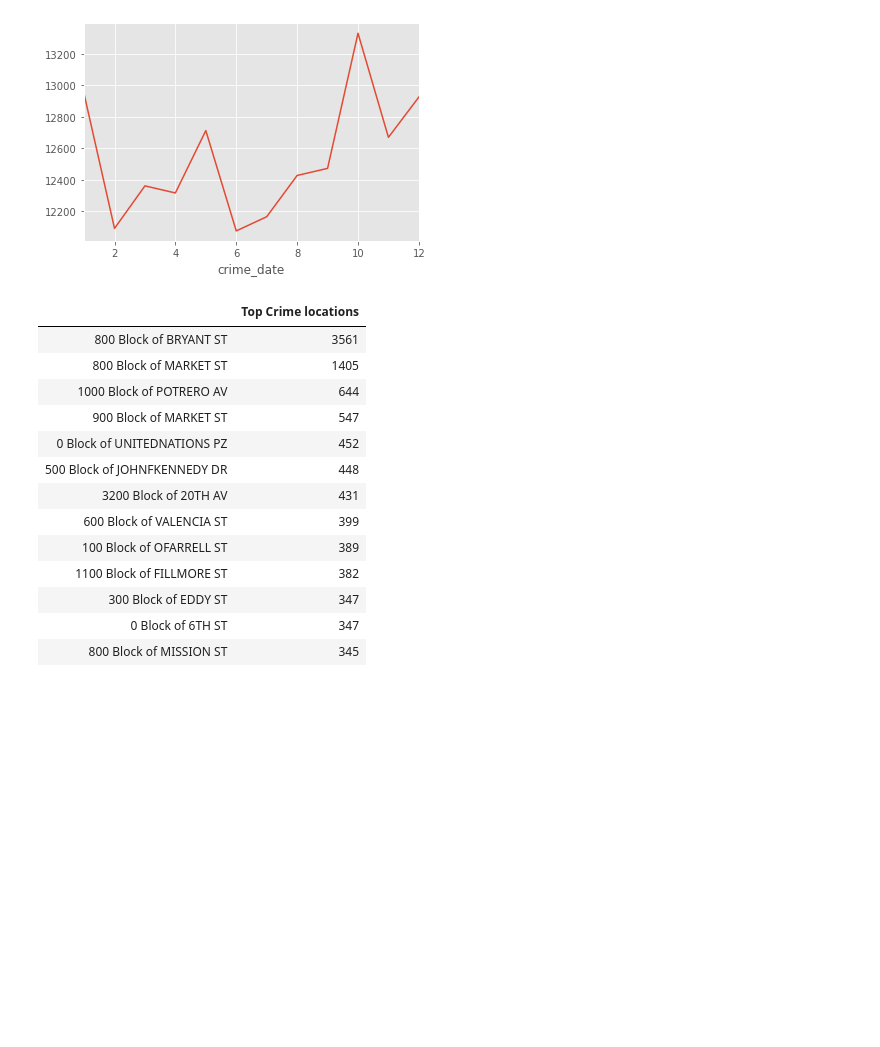
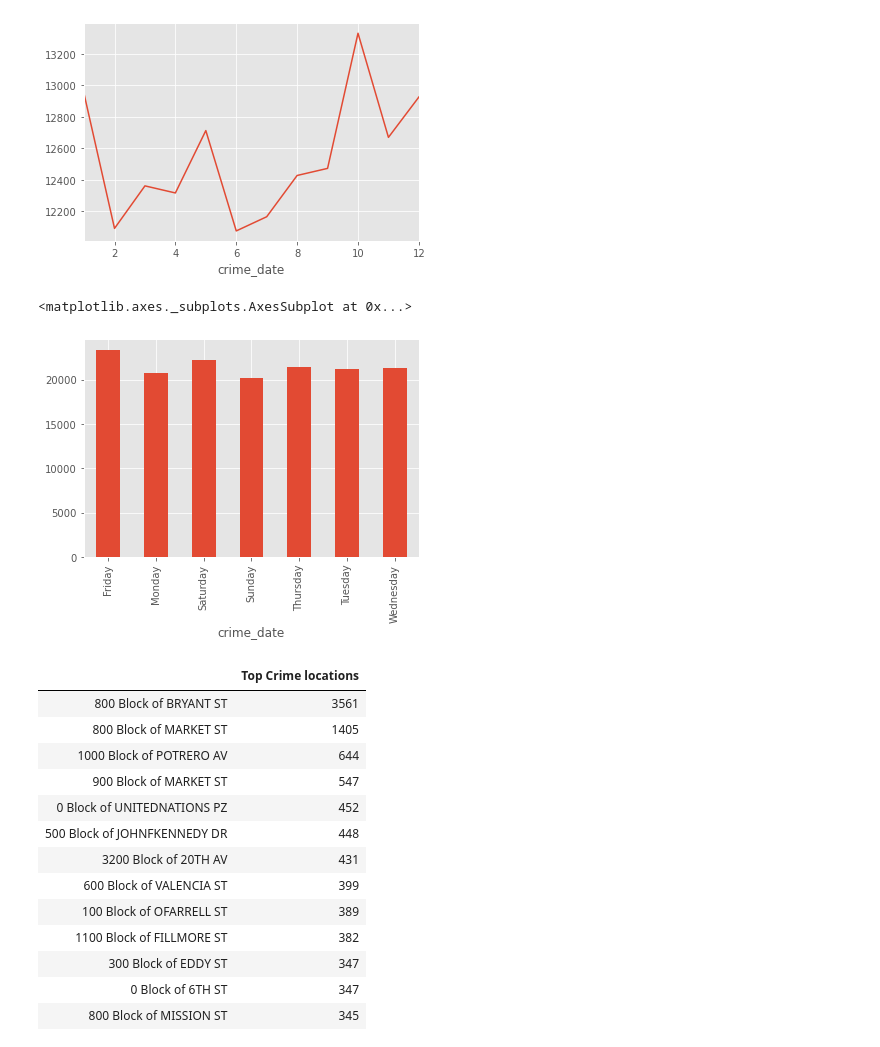
Before and after one commit to bhupeshravi/CrimeDataAnalysis, a Jupyter notebook: Crime data Analysis.ipynb, the cells around one changed output. Cells and saved outputs as stored; diff of their text form; code cells hidden in the pictures; blank space fills up the shorter version.

```diff
--- a/Crime data Analysis.ipynb
+++ b/Crime data Analysis.ipynb
@@ -88,6 +88,11 @@ department_data['crime_date'].groupby(department_data.crime_date.dt.month).agg('
 # %% [output]
 <matplotlib.axes._subplots.AxesSubplot at 0x...>
 [figure]
+# %%
+department_data['crime_date'].groupby(department_data.crime_date.dt.weekday_name).agg('count').plot.bar()
+# %% [output]
+<matplotlib.axes._subplots.AxesSubplot at 0x...>
+[figure, added]
 # %%
 department_data['address'].value_counts()[:15].to_frame('Top Crime locations')
 # %% [output]
```
